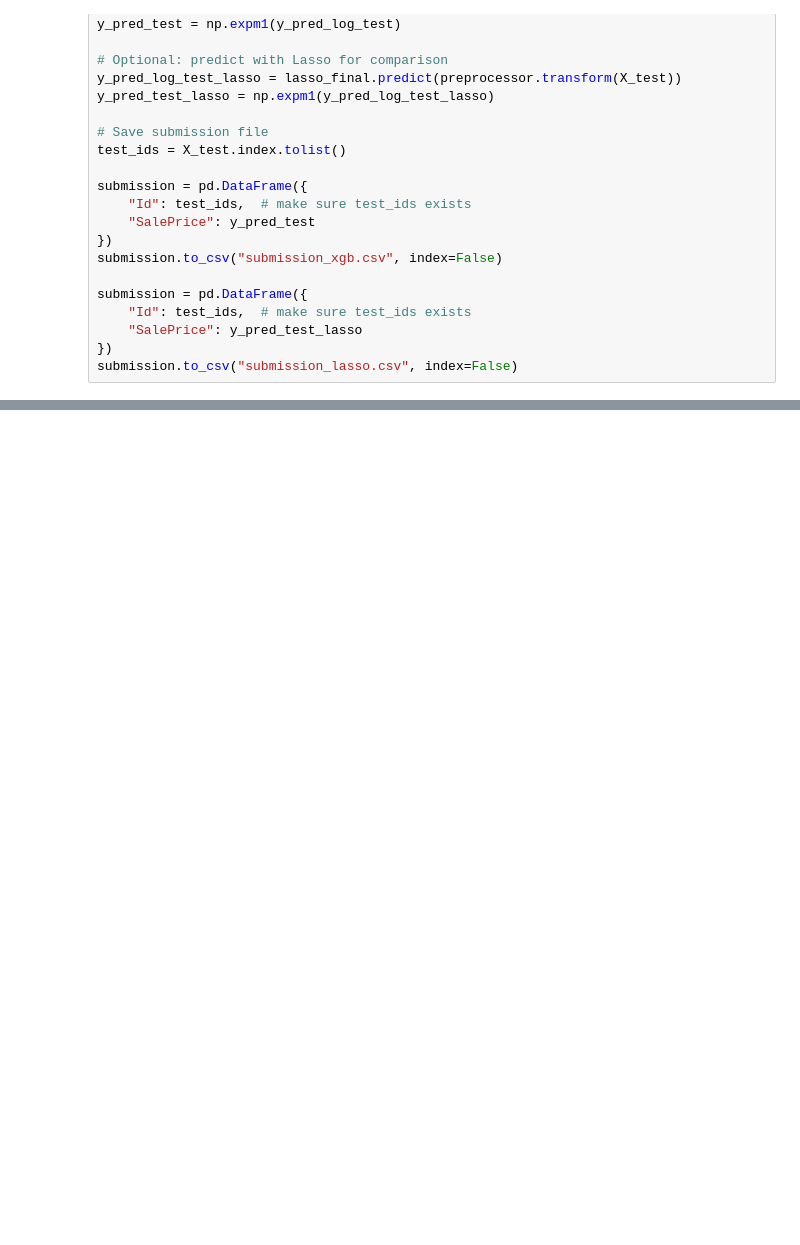
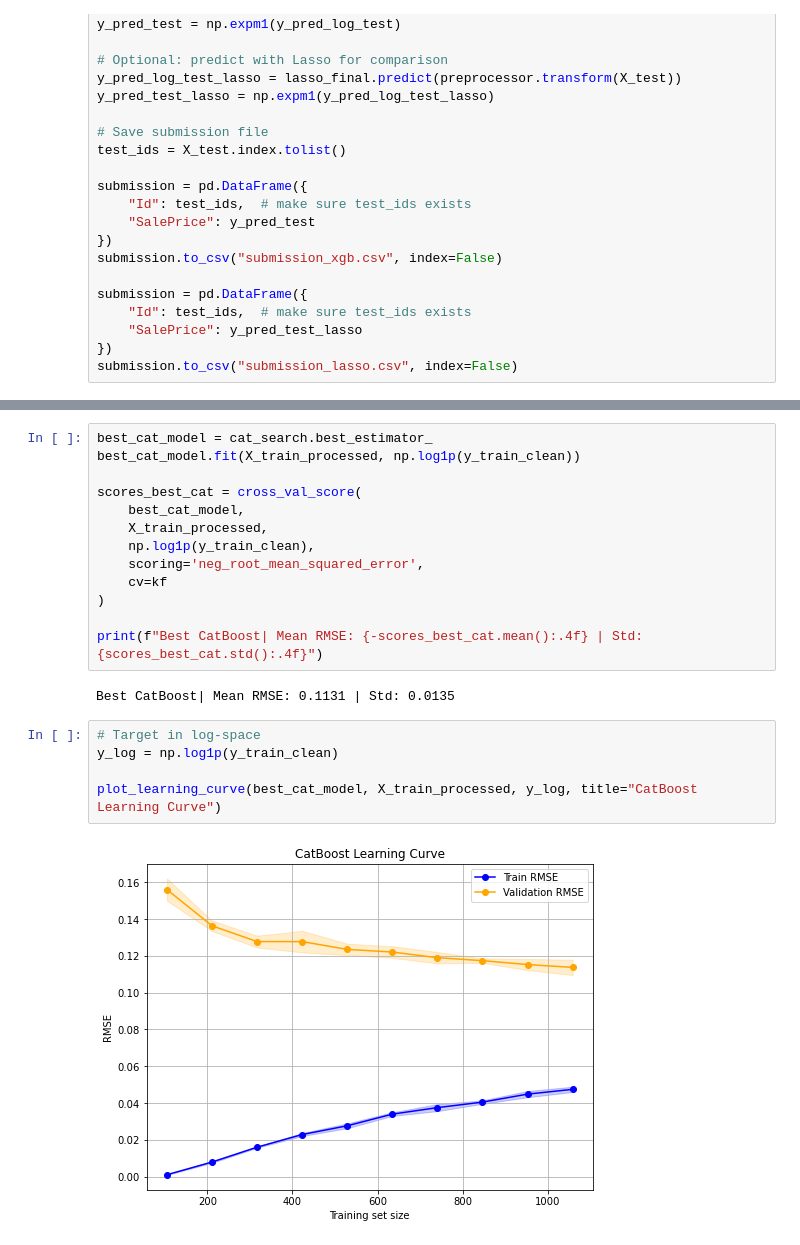
Before and after one commit to lucad1396/projects_desk, a Jupyter notebook: HousingPricesCompetition_Kaggle.ipynb, the cells around one changed output, grey strips where cells are left out. Drawn from its saved outputs; the diff is of its cells as text; blank space fills up the shorter version.

```diff
--- a/HousingPricesCompetition_Kaggle.ipynb
+++ b/HousingPricesCompetition_Kaggle.ipynb
@@ -2202,0 +2321,22 @@ submission.to_csv("submission_lasso.csv", index=False)
+# %%
+best_cat_model = cat_search.best_estimator_
+best_cat_model.fit(X_train_processed, np.log1p(y_train_clean))
+
+scores_best_cat = cross_val_score(
+    best_cat_model,
+    X_train_processed,
+    np.log1p(y_train_clean),
+    scoring='neg_root_mean_squared_error',
+    cv=kf
+)
+
+print(f"Best CatBoost| Mean RMSE: {-scores_best_cat.mean():.4f} | Std: {scores_best_cat.std():.4f}")
+# %% [output]
+Best CatBoost| Mean RMSE: 0.1131 | Std: 0.0135
+# %%
+# Target in log-space
+y_log = np.log1p(y_train_clean)
+
+plot_learning_curve(best_cat_model, X_train_processed, y_log, title="CatBoost Learning Curve")
+# %% [output]
+[figure, added]
```
Also changed, not shown: parts of 30 cells of this notebook.
